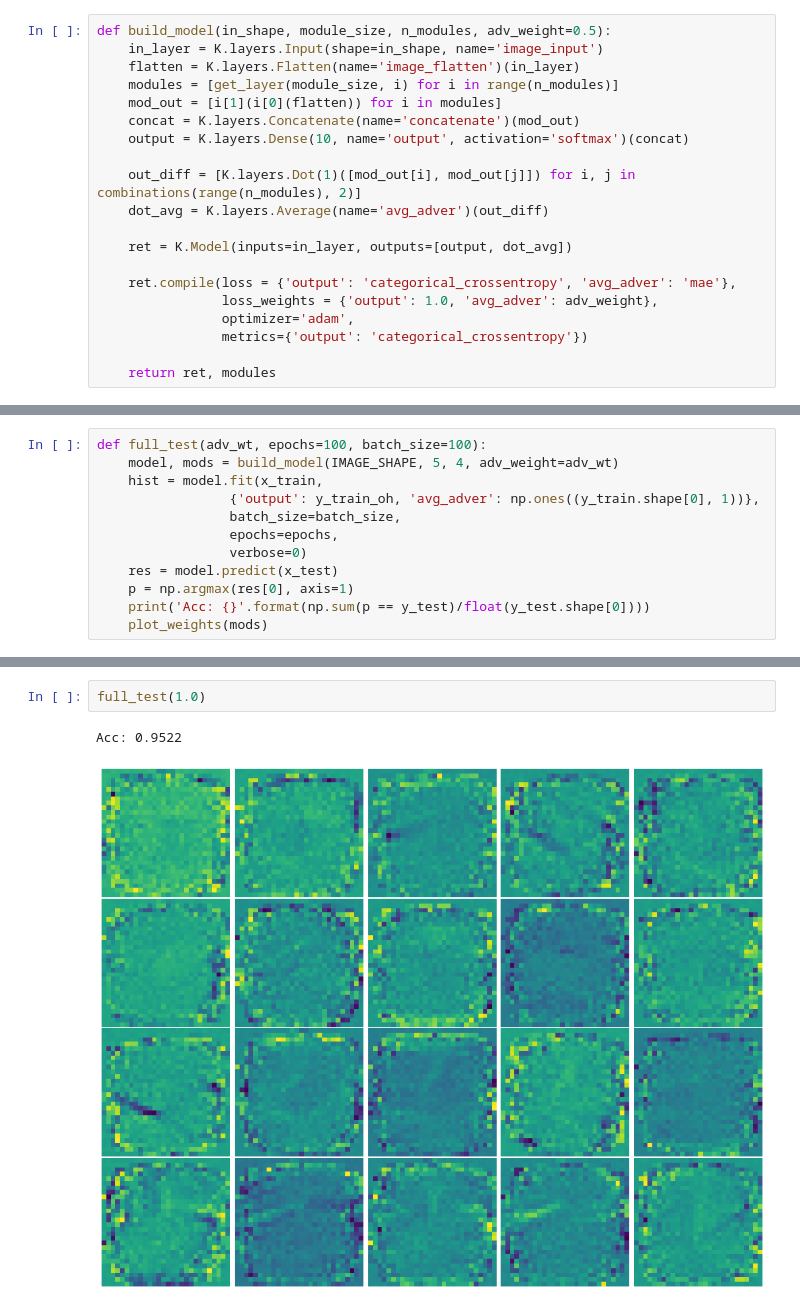
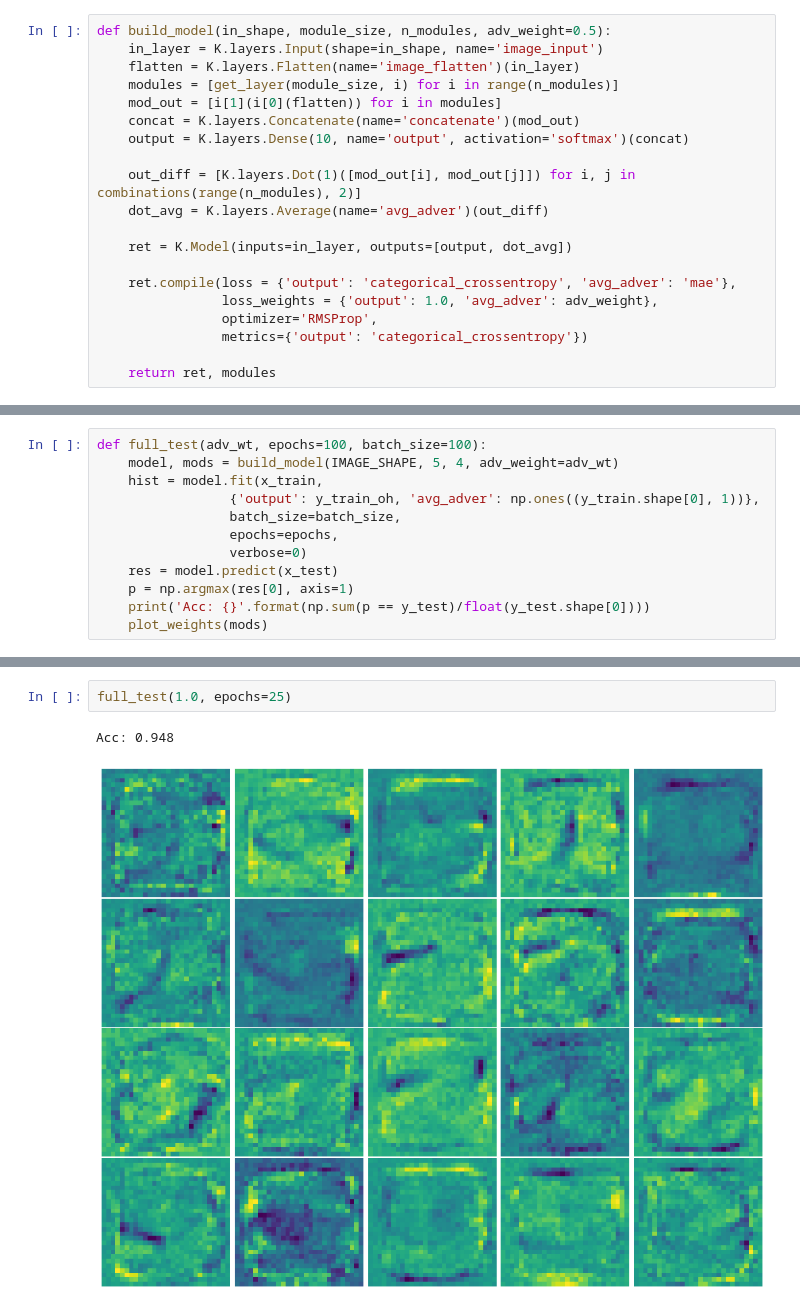
Before and after one commit to zombie-einstein/adverse_subnets, a Jupyter notebook: Design.ipynb, the cells around one changed output, grey strips where cells are left out. Drawn from its saved outputs; the diff is of its cells as text.

```diff
--- a/Design.ipynb
+++ b/Design.ipynb
@@ -66,7 +66,7 @@ def build_model(in_shape, module_size, n_modules, adv_weight=0.5):
 
     ret.compile(loss = {'output': 'categorical_crossentropy', 'avg_adver': 'mae'},
                 loss_weights = {'output': 1.0, 'avg_adver': adv_weight},
-                optimizer='adam',
+                optimizer='RMSProp',
                 metrics={'output': 'categorical_crossentropy'})
 
     return ret, modules
@@ -163,5 +163,5 @@ Acc: 0.9475
 # %%
-full_test(1.0)
+full_test(1.0, epochs=25)
 # %% [output]
-Acc: 0.9522
+Acc: 0.948
-[figure, old version]
+[figure, new version]
```
Also changed, not shown: parts of 7 cells of this notebook.
